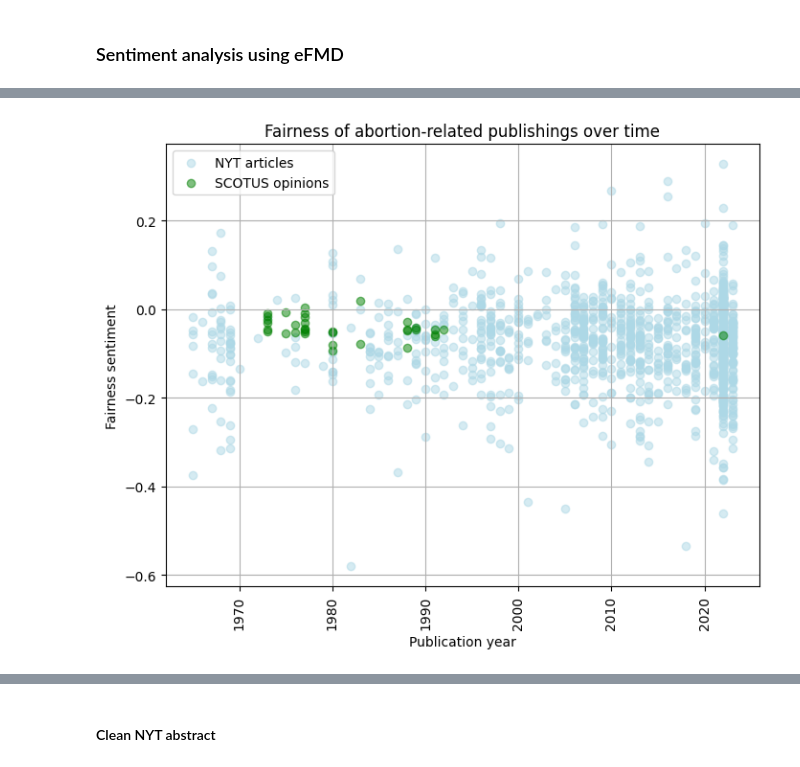
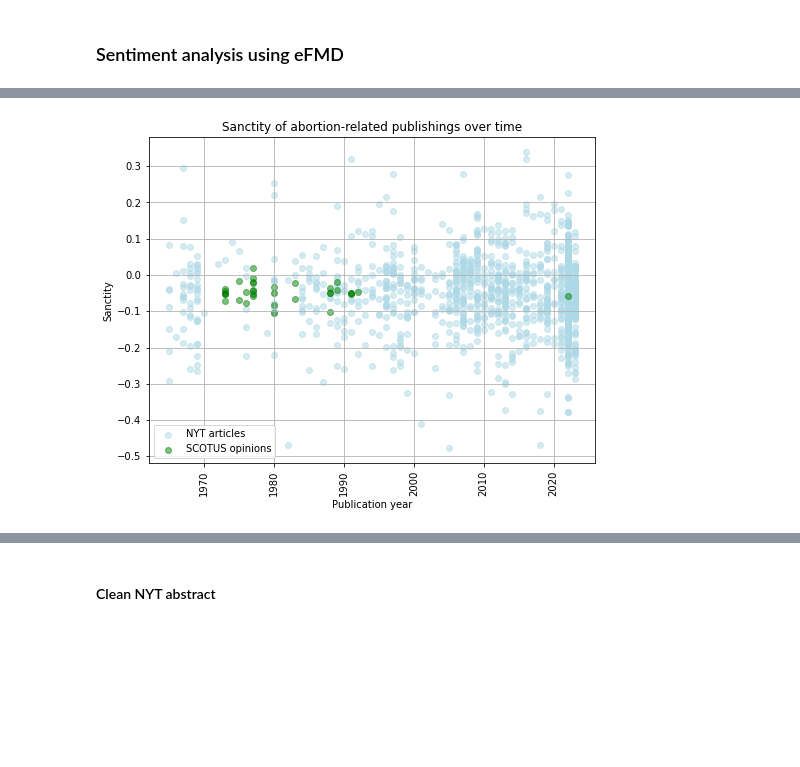
Before and after one commit to lprockop/NLPGroup10, a Jupyter notebook: PrelimAnalysis.ipynb, the cells around one changed output, grey strips where cells are left out. Saved outputs shown, nothing was run; the diff lists cells and outputs as text; code cells hidden in the pictures; blank space fills up the shorter version.

```diff
--- a/PrelimAnalysis.ipynb
+++ b/PrelimAnalysis.ipynb
@@ -22,8 +22,8 @@ After making any updates, please File > Save a Copy in GitHub to update the shar
 # %%
 #read in csvs (note: I've downloaded these from the Data Google folder and re-uploaded in this runtime)
 import pandas as pd
-nyt = pd.read_csv('first_1200_articles (5).csv').drop(columns='Unnamed: 0')
-sc = pd.read_csv('Abortion_final (1).csv').drop(columns=['Unnamed: 0', 'Unnamed: 0.1'])
+nyt = pd.read_csv('nyt_abortion_1200.csv').drop(columns='Unnamed: 0')
+sc = pd.read_csv('scotus_abortion.csv').drop(columns=['Unnamed: 0', 'Unnamed: 0.1'])
 
 #add year column to NYT dataset
 year = []
@@ -85,15 +82,15 @@ Processed: 35 100% |❤❤❤❤❤❤❤❤❤❤❤❤❤❤❤❤❤❤❤❤
 # %%
-#visualize some scores over time
+#visualize sanctity scores over time
 import matplotlib.pyplot as plt
 plt.figure(figsize=(8, 6))
-plt.scatter(nyt_df.year, nyt_df.fairness_sent, alpha=0.5, color='lightblue', label='NYT articles')
-plt.scatter(sc_df.year_filed, sc_df.fairness_sent, alpha=0.5, color='green', label='SCOTUS opinions')
+plt.scatter(nyt_df.year, nyt_df.sanctity_sent, alpha=0.5, color='lightblue', label='NYT articles')
+plt.scatter(sc_df.year_filed, sc_df.sanctity_sent, alpha=0.5, color='green', label='SCOTUS opinions')
 plt.legend()
 plt.xticks(rotation=90)
 plt.xlabel('Publication year')
-plt.ylabel('Fairness sentiment')
-plt.title('Fairness of abortion-related publishings over time')
+plt.ylabel('Sanctity')
+plt.title('Sanctity of abortion-related publishings over time')
 plt.grid()
 plt.show()
 # %% [output]
-[figure, old version]
+[figure, new version]
```
Also changed, not shown: parts of 27 cells of this notebook, 2 other files.
